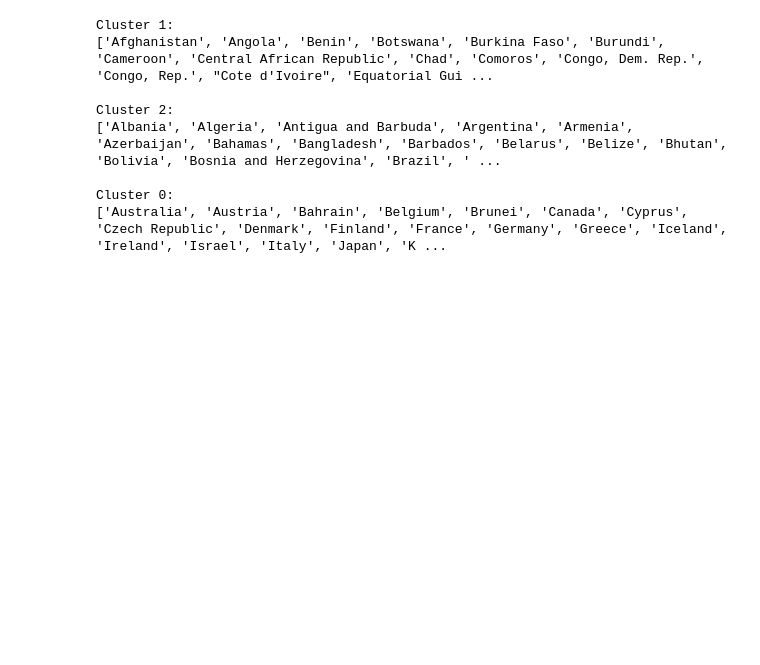
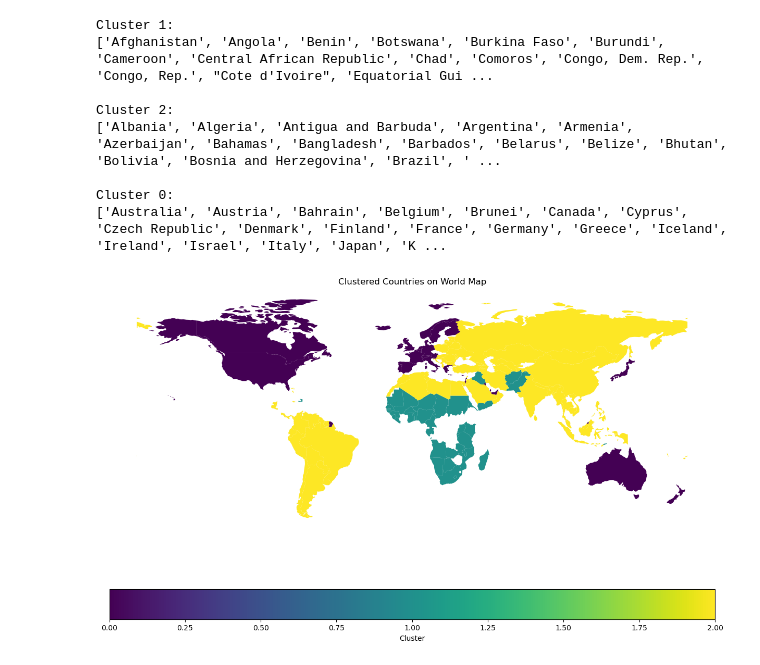
Before and after one commit to lilcdx/DATA832_Classification_pays, a Jupyter notebook: clustering.ipynb, the cells around one changed output. Drawn from its saved outputs; the diff is of its cells as text; code cells hidden in the pictures; blank space fills up the shorter version.

Commit message:
[MODIF]Clustering notebook modification

```diff
--- a/clustering.ipynb
+++ b/clustering.ipynb
@@ -27,0 +12,13 @@ df
+# %%
+country_mapping = {
+    'Dem. Rep. Congo': 'Congo, Dem. Rep.',
+    'Congo': 'Congo, Rep.',
+    'Côte d\'Ivoire': "Cote d'Ivoire",
+    'South Korea': 'Korea, South',
+    'United States': 'United States of America',
+    'United Kingdom': 'United Kingdom',
+}
+# %%
+df['country'] = df['country'].map(country_mapping).fillna(df['country'])
+df.set_index("country", inplace=True)
+df
@@ -91,3 +103,18 @@ Cluster 2:
 
 Cluster 0:
 ['Australia', 'Austria', 'Bahrain', 'Belgium', 'Brunei', 'Canada', 'Cyprus', 'Czech Republic', 'Denmark', 'Finland', 'France', 'Germany', 'Greece', 'Iceland', 'Ireland', 'Israel', 'Italy', 'Japan', 'K ...
+# %%
+world = gpd.read_file(gpd.datasets.get_path('naturalearth_lowres'))
+
+# Merge world map data with country data based on country names
+world = world.merge(df_clustered, left_on='name', right_index=True)
+
+# Plot choropleth map with cluster colors
+fig, ax = plt.subplots(1, 1, figsize=(15, 10))
+world.plot(column='Cluster', ax=ax, legend=True, cmap='viridis',
+           legend_kwds={'label': 'Cluster', 'orientation': 'horizontal'})
+ax.set_title('Clustered Countries on World Map')
+ax.set_axis_off()  # Turn off axis
+plt.show()
+# %% [output]
+[figure, added]
```
Also changed, not shown: parts of 4 cells of this notebook.
